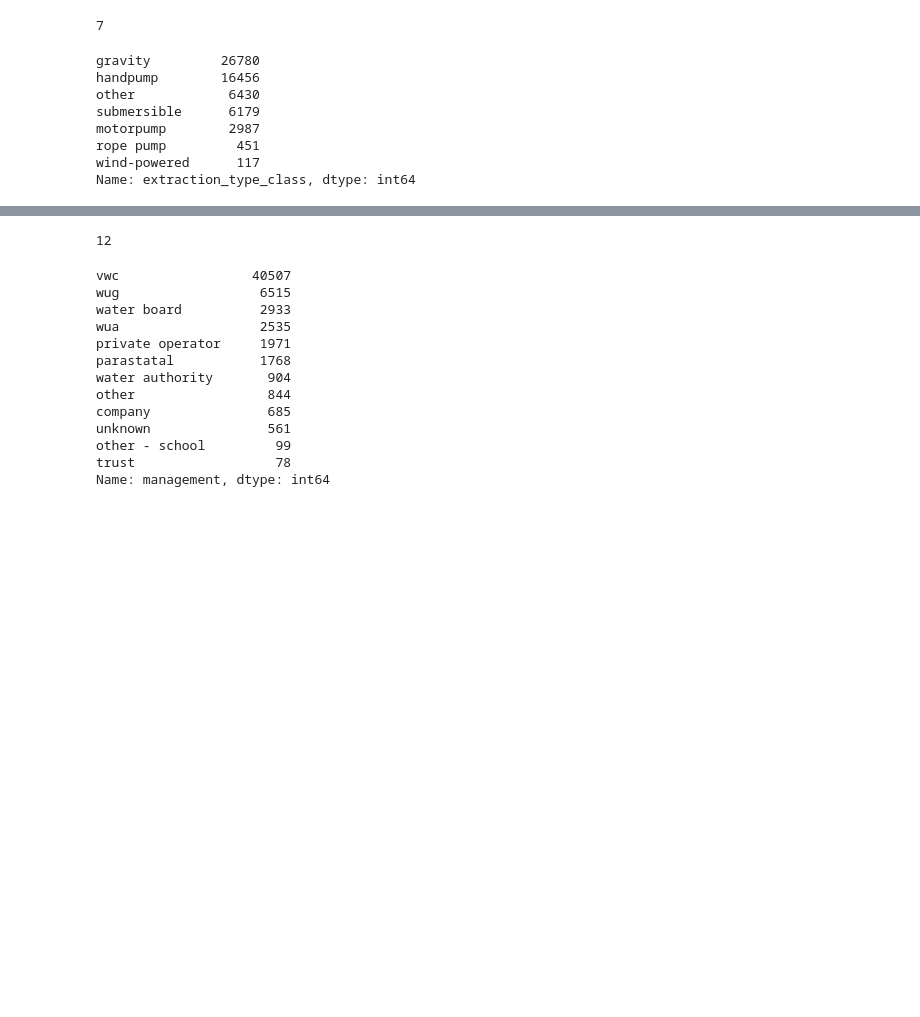
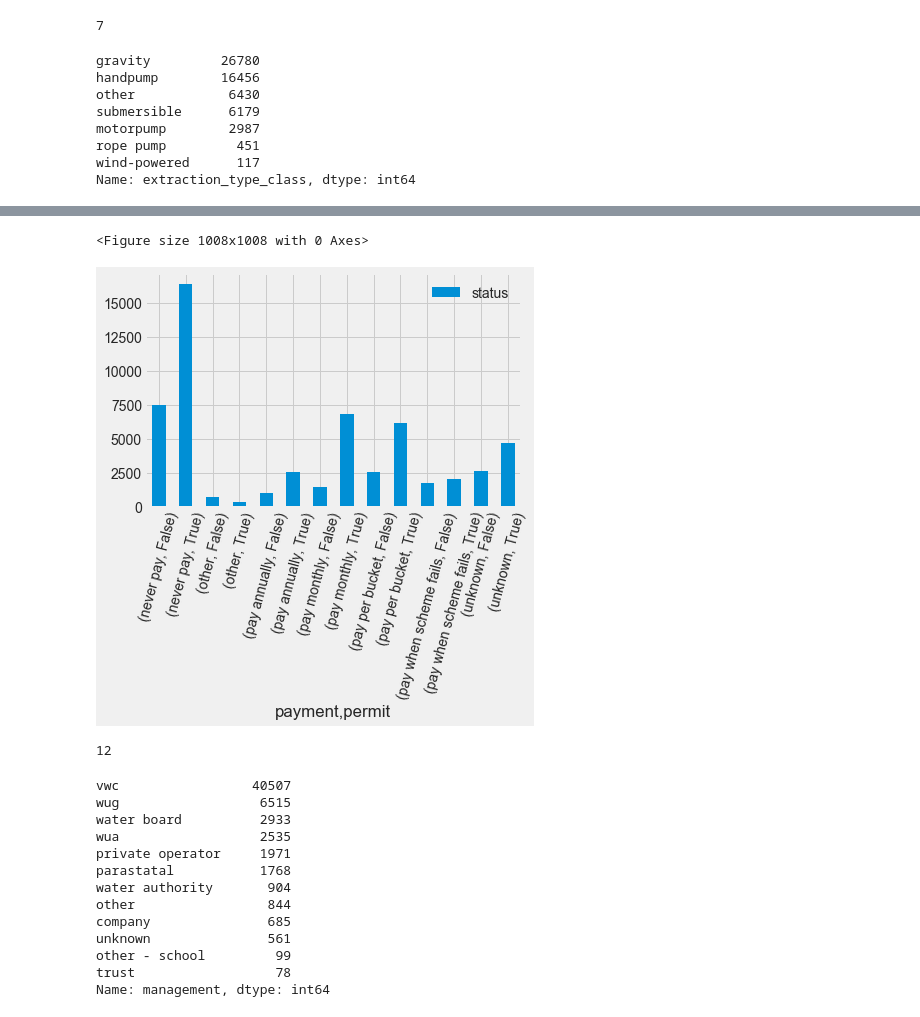
Before and after one commit to sydroth/tanzaniawellclassification, a Jupyter notebook: notebooks/02_jw_EDA.ipynb, the cells around one changed output, grey strips where cells are left out. Drawn from its saved outputs; the diff is of its cells as text; code cells hidden in the pictures; blank space fills up the shorter version.

```diff
--- a/notebooks/02_jw_EDA.ipynb
+++ b/notebooks/02_jw_EDA.ipynb
@@ -1378,0 +1340,13 @@ train = train.drop(columns=['extraction_type', 'extraction_type_group'],
+# %%
+pay_df = pd.DataFrame()
+pay_df['status'] = train['status']
+pay_df['payment'] = train['payment']
+pay_df['permit'] = train['permit']
+pay_df['status_group'] = train['status_group']
+# %%
+pay_df_piv = pd.pivot_table(pay_df, index=['payment', 'permit'],
+                            values= 'status',
+                            aggfunc='count')
+# %%
+pay_piv_df = pd.DataFrame(pay_df_piv)
+pay_piv_df
@@ -1379,3 +1370,11 @@ train = train.drop(columns=['extraction_type', 'extraction_type_group'],
+# %%
+plt.figure(figsize=(14,14))
+pay_piv_df.plot.bar(stacked=True)
+plt.xticks(rotation=75)
+plt.show()
+# %% [output]
+<Figure size 1008x1008 with 0 Axes>
+[figure, added]
 # %%
 #test = test.drop(columns=['extraction_type', 'extraction_type_group'],
                   #axis=1)
```
Also changed, not shown: parts of 64 cells of this notebook, 7 other files.
